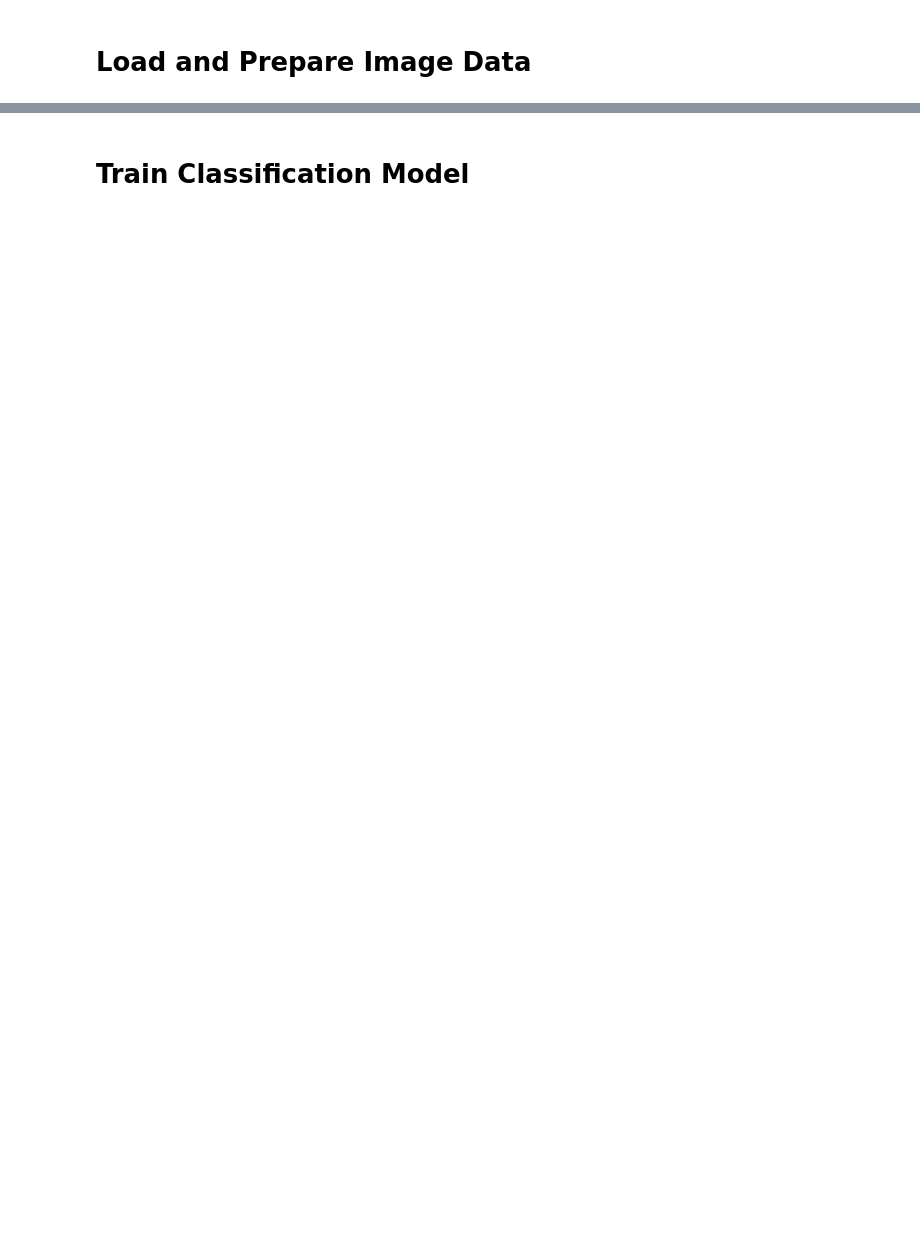
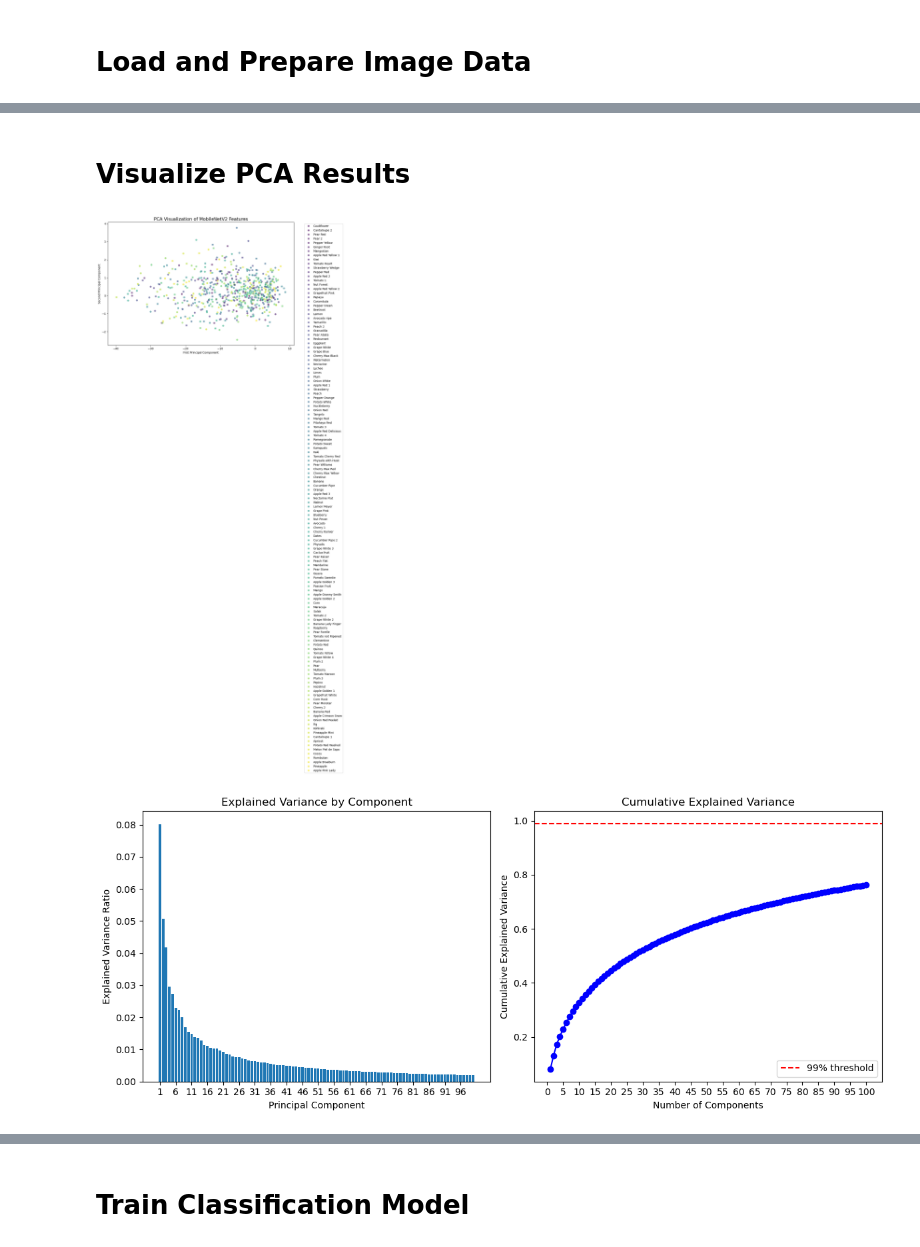
Before and after one commit to CharbonneauJean/OC-P8, a Jupyter notebook: notebook_fruits_local_windows.ipynb, the cells around one changed output, grey strips where cells are left out. Saved outputs shown, nothing was run; the diff lists cells and outputs as text; code cells hidden in the pictures; blank space fills up the shorter version.

```diff
--- a/notebook_fruits_local_windows.ipynb
+++ b/notebook_fruits_local_windows.ipynb
@@ -344,0 +634,52 @@ Data preparation time: 1.48 seconds
+# %% [markdown]
+# Visualize PCA Results
+# %%
+import matplotlib.pyplot as plt
+import seaborn as sns
+
+# Create 2D PCA for visualization
+pca_2d = PCA(k=2, inputCol="scaled_features", outputCol="pca_2d")
+pca_2d_model = pca_2d.fit(scaled_df)
+pca_2d_result = pca_2d_model.transform(scaled_df)
+
+# Convert to Pandas for visualization
+pca_viz_df = pca_2d_result.select("label", "pca_2d").toPandas()
+pca_viz_df['pca_1'] = pca_viz_df['pca_2d'].apply(lambda x: float(x[0]))
+pca_viz_df['pca_2'] = pca_viz_df['pca_2d'].apply(lambda x: float(x[1]))
+
+# Plot PCA visualization
+plt.figure(figsize=(12, 8))
+sns.scatterplot(data=pca_viz_df, x='pca_1', y='pca_2', hue='label',
+                palette='viridis', alpha=0.6, s=50)
+plt.title('PCA Visualization of MobileNetV2 Features', fontsize=16)
+plt.xlabel(f'First Principal Component')
+plt.ylabel(f'Second Principal Component')
+plt.legend(bbox_to_anchor=(1.05, 1), loc='upper left')
+plt.tight_layout()
+plt.show()
+
+# Plot explained variance
+plt.figure(figsize=(12, 5))
+
+plt.subplot(1, 2, 1)
+plt.bar(range(1, len(explained_variance) + 1), explained_variance)
+plt.xlabel('Principal Component')
+plt.ylabel('Explained Variance Ratio')
+plt.title('Explained Variance by Component')
+plt.xticks(range(1, len(explained_variance) + 1, 5))
+
+plt.subplot(1, 2, 2)
+plt.plot(range(1, len(cumulative_variance) + 1), cumulative_variance, 'bo-')
+plt.axhline(y=CONFIG["pca_variance_threshold"], color='r', linestyle='--',
+            label=f'{CONFIG["pca_variance_threshold"]:.0%} threshold')
+plt.xlabel('Number of Components')
+plt.ylabel('Cumulative Explained Variance')
+plt.title('Cumulative Explained Variance')
+plt.legend()
+plt.xticks(range(0, len(cumulative_variance) + 1, 5))
+
+plt.tight_layout()
+plt.show()
+# %% [output]
+[figure, added]
+[figure, added]
```
Also changed, not shown: parts of 39 cells of this notebook, 8 other files.
